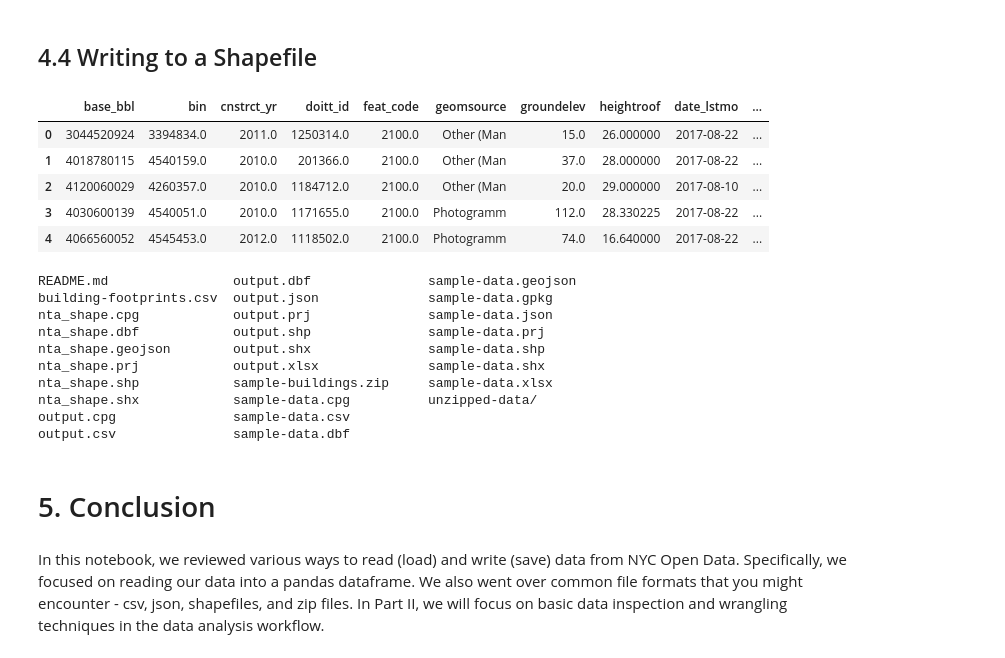
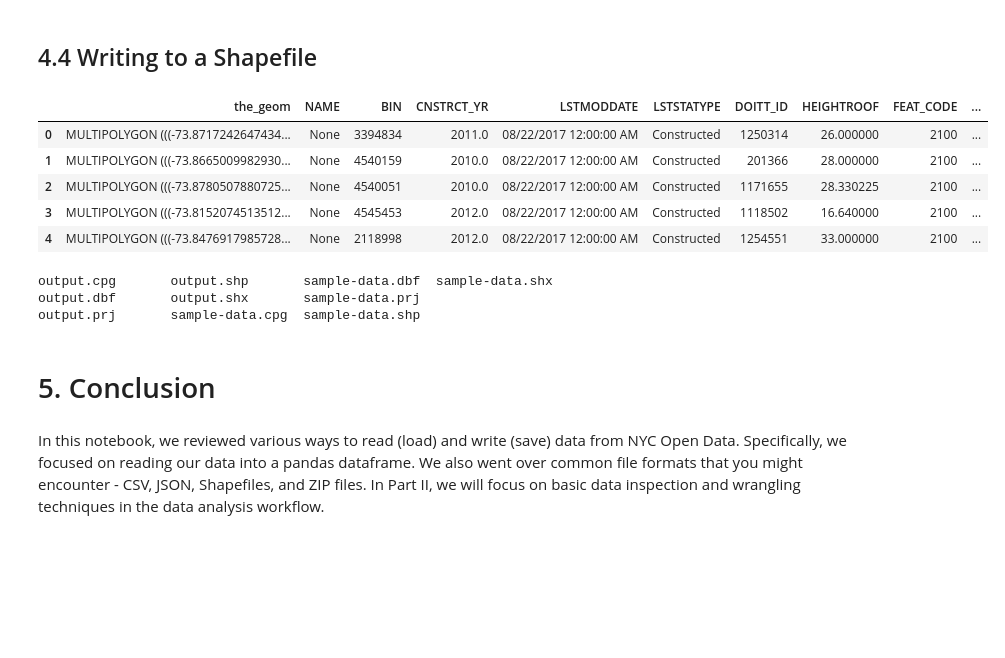
Before and after one commit to mebauer/data-analysis-using-python, a Jupyter notebook: 1-reading-writing-files.ipynb, the cells around one changed output. Saved outputs shown, nothing was run; the diff lists cells and outputs as text; code cells hidden in the pictures; blank space fills up the shorter version.

Commit message:
refactoring 1-reading-writing-files.ipynb

```diff
--- a/1-reading-writing-files.ipynb
+++ b/1-reading-writing-files.ipynb
@@ -759,34 +704,27 @@ output.csv               sample-data.dbf
 ## 4.4 Writing to a Shapefile
 # %%
 # read data as a geodataframe
-gdf = gpd.read_file('data/sample-data.shp')
+gdf = gpd.read_file('data/shapefile/sample-data.shp')
 
 # previewing first five rows in data
 gdf.head()
 # %% [output]
-|  | base_bbl | bin | cnstrct_yr | doitt_id | feat_code | geomsource | groundelev | heightroof | date_lstmo | ... |
-| 0 | 3044520924 | 3394834.0 | 2011.0 | 1250314.0 | 2100.0 | Other (Man | 15.0 | 26.000000 | 2017-08-22 | ... |
-| 1 | 4018780115 | 4540159.0 | 2010.0 | 201366.0 | 2100.0 | Other (Man | 37.0 | 28.000000 | 2017-08-22 | ... |
-| 2 | 4120060029 | 4260357.0 | 2010.0 | 1184712.0 | 2100.0 | Other (Man | 20.0 | 29.000000 | 2017-08-10 | ... |
-| 3 | 4030600139 | 4540051.0 | 2010.0 | 1171655.0 | 2100.0 | Photogramm | 112.0 | 28.330225 | 2017-08-22 | ... |
-| 4 | 4066560052 | 4545453.0 | 2012.0 | 1118502.0 | 2100.0 | Photogramm | 74.0 | 16.640000 | 2017-08-22 | ... |
+|  | the_geom | NAME | BIN | CNSTRCT_YR | LSTMODDATE | LSTSTATYPE | DOITT_ID | HEIGHTROOF | FEAT_CODE | ... |
+| 0 | MULTIPOLYGON (((-73.8717242647434... | None | 3394834 | 2011.0 | 08/22/2017 12:00:00 AM | Constructed | 1250314 | 26.000000 | 2100 | ... |
+| 1 | MULTIPOLYGON (((-73.8665009982930... | None | 4540159 | 2010.0 | 08/22/2017 12:00:00 AM | Constructed | 201366 | 28.000000 | 2100 | ... |
+| 2 | MULTIPOLYGON (((-73.8780507880725... | None | 4540051 | 2010.0 | 08/22/2017 12:00:00 AM | Constructed | 1171655 | 28.330225 | 2100 | ... |
+| 3 | MULTIPOLYGON (((-73.8152074513512... | None | 4545453 | 2012.0 | 08/22/2017 12:00:00 AM | Constructed | 1118502 | 16.640000 | 2100 | ... |
+| 4 | MULTIPOLYGON (((-73.8476917985728... | None | 2118998 | 2012.0 | 08/22/2017 12:00:00 AM | Constructed | 1254551 | 33.000000 | 2100 | ... |
 # %%
-gdf.to_file('data/output.shp', index=False)
+gdf.to_file('data/shapefile/output.shp', index=False)
 
 # listing items in data folder
-%ls data/
+%ls data/shapefile/
 # %% [output]
-README.md                output.dbf               sample-data.geojson
-building-footprints.csv  output.json              sample-data.gpkg
-nta_shape.cpg            output.prj               sample-data.json
-nta_shape.dbf            output.shp               sample-data.prj
-nta_shape.geojson        output.shx               sample-data.shp
-nta_shape.prj            output.xlsx              sample-data.shx
-nta_shape.shp            sample-buildings.zip     sample-data.xlsx
-nta_shape.shx            sample-data.cpg          unzipped-data/
-output.cpg               sample-data.csv
-output.csv               sample-data.dbf
+output.cpg       output.shp       sample-data.dbf  sample-data.shx
+output.dbf       output.shx       sample-data.prj
+output.prj       sample-data.cpg  sample-data.shp
 # %% [markdown]
 # 5. Conclusion
 # %% [markdown]
-In this notebook, we reviewed various ways to read (load) and write (save) data from NYC Open Data. Specifically, we focused on reading our data into a pandas dataframe. We also went over common file formats that you might encounter - csv, json, shapefiles, and zip files. In Part II, we will focus on basic data inspection and wrangling techniques in the data analysis workflow.
+In this notebook, we reviewed various ways to read (load) and write (save) data from NYC Open Data. Specifically, we focused on reading our data into a pandas dataframe. We also went over common file formats that you might encounter - CSV, JSON, Shapefiles, and ZIP files. In Part II, we will focus on basic data inspection and wrangling techniques in the data analysis workflow.
```
Also changed, not shown: parts of 51 cells of this notebook, 28 other files.
